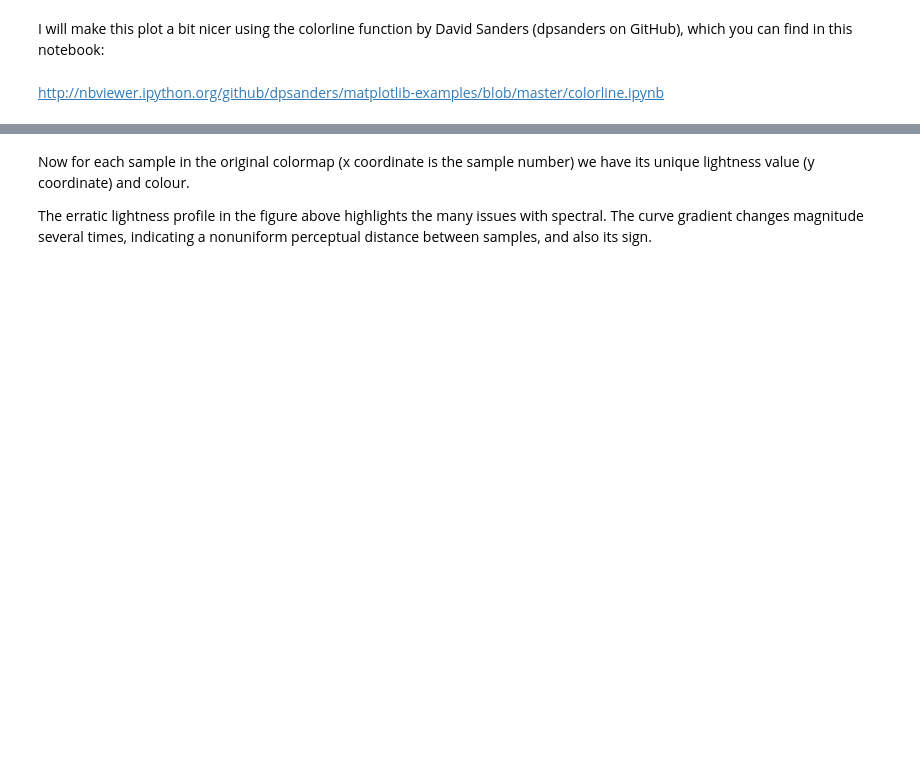
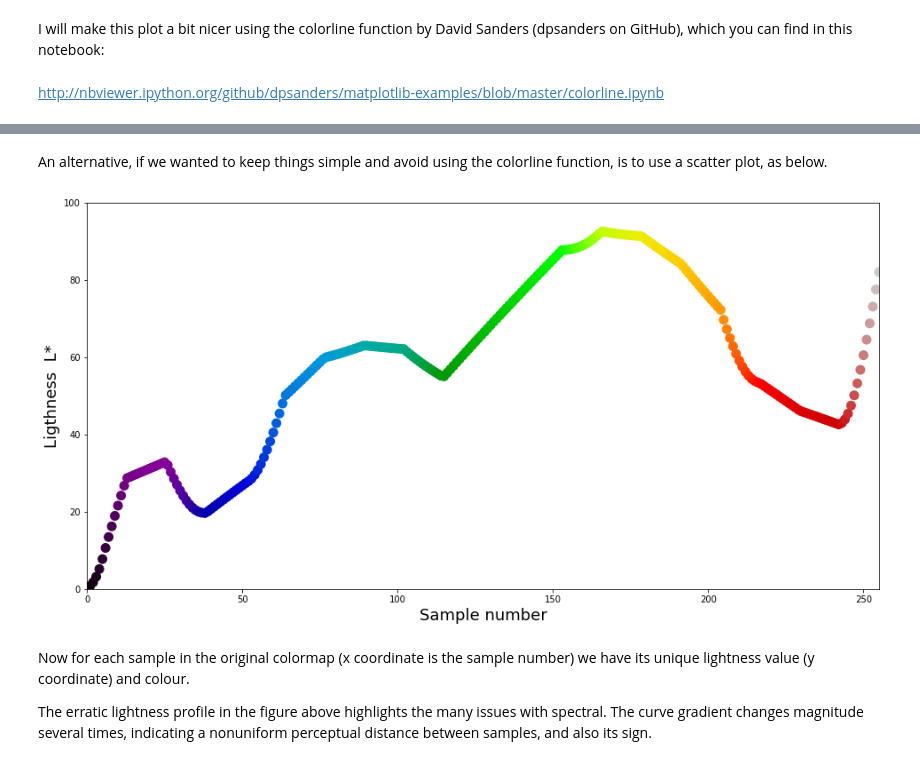
Before and after one commit to mycarta/rainbowbot, a Jupyter notebook: equalize_colormap_test.ipynb, the cells around one changed output, grey strips where cells are left out. Drawn from its saved outputs; the diff is of its cells as text; code cells hidden in the pictures; blank space fills up the shorter version.

```diff
--- a/equalize_colormap_test.ipynb
+++ b/equalize_colormap_test.ipynb
@@ -176,6 +176,22 @@ plt.ylim(0, 100)
 plt.show()
 # %% [output]
 [figure]
+# %% [markdown]
+An alternative, if we wanted to keep things simple and avoid using the colorline function, is to use a scatter plot, as below.
+# %%
+xsp = np.arange(256)
+fig = plt.figure(figsize=(16,8))
+
+ax = fig.add_subplot(1, 1, 1)
+plt.scatter(xsp,l_sp, s = 100, c = cm.get_cmap('nipy_spectral')(xsp));
+ax.set_ylabel('Ligthness  L*', fontsize = '18' )
+ax.set_xlabel('Sample number', fontsize = '18')
+plt.xlim(xsp.min(), xsp.max())
+plt.ylim(0, 100)
+
+plt.show()
+# %% [output]
+[figure, added]
 # %% [markdown]
 Now for each sample in the original colormap (x coordinate is the sample number) we have its unique lightness value (y coordinate) and colour.
 
```
Also changed, not shown: parts of 12 cells of this notebook.
